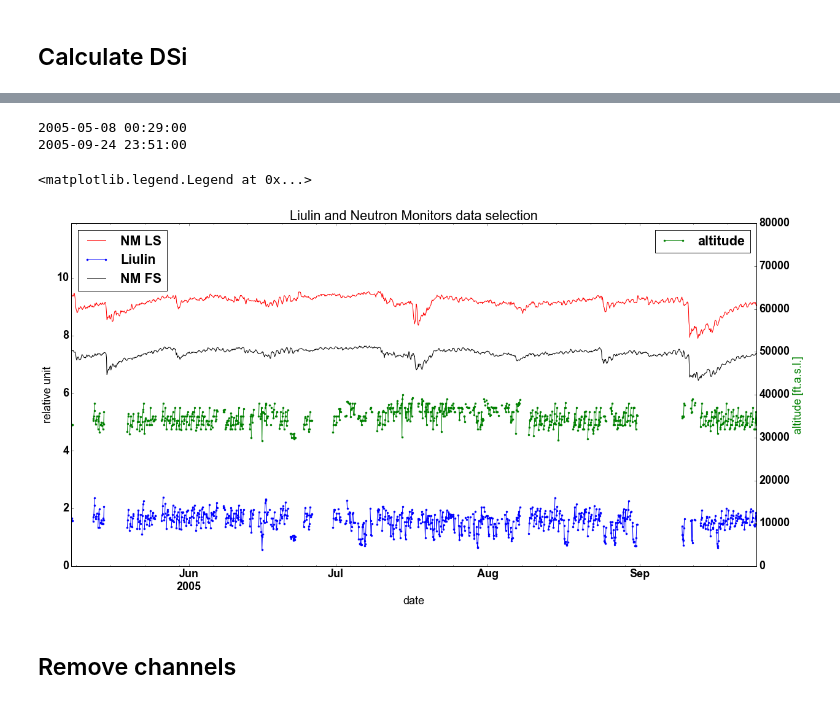
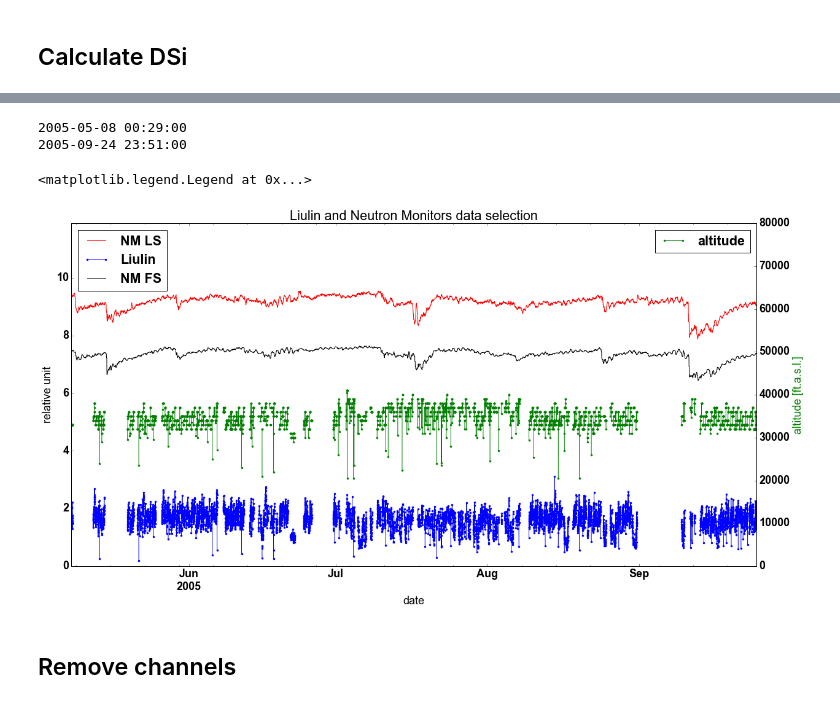
Before and after one commit to ODZ-UJF-AV-CR/FD, a Jupyter notebook: FD_analyse.ipynb, the cells around one changed output, grey strips where cells are left out. Drawn from its saved outputs; the diff is of its cells as text; code cells hidden in the pictures.

```diff
--- a/FD_analyse.ipynb
+++ b/FD_analyse.ipynb
@@ -25,7 +25,7 @@ df['date'] = pd.to_datetime(df['date'])
 df = df.set_index('date')
 df = df.sort_index()
 
-dfLS = pd.read_csv('../LSradiation.csv', sep=',', header=0, parse_dates='time')
+dfLS = pd.read_csv('LSradiation.csv', sep=',', header=0, parse_dates='time')
 dfLS['time'] = pd.to_datetime(dfLS['time'])
 dfLS = dfLS.set_index('time')
 dfLS = dfLS.sort_index()
@@ -42,7 +40,10 @@ IOError: File ../LSradiation.csv does not exist
 # sum energy
 #energy_scale = linspace(0.0407, 20.7977, 256)    # 0.0814 MeV per channel
 energy_scale = linspace(0.2035, 20.8791, 255)    # 0.0814 MeV per channel
-uGy_const = 1.602e-7 / 1.398e-4 * (3600/600)     # to uGy/h for 300 s
+uGy_const = 1.602e-7 / 1.398e-4 * (3600/600)     # to uGy/h for 600 s
 energy = df.ix[:,8:263].multiply(energy_scale)
 #df.ix[:,9:]
 df['DSi2'] = energy.ix[:,0:255].sum(axis=1) * uGy_const
+df['count'] = df.ix[:,8:263].sum(axis=1) * (3600/600)
+df['countL'] = df.ix[:,8:18].sum(axis=1) * (3600/600)
+df['countH'] = df.ix[:,19:263].sum(axis=1) * (3600/600)
@@ -86,38 +65,42 @@ dff = dff.sort_index()
 dff['LS'] = dff['FD']/10
 #dfLS['2005-07-14 01:23': '2005-07-20 00:00']['FD'].plot(figsize=(20, 10))
 
 dfd = df #df.drop(df[df.lon < 0].index)
 #dfd = dfd.drop(dfd[dfd.lon > 20].index)
 #dfd = dfd.drop(dfd[dfd.lat > 52].index)
 #dfd = dfd.drop(dfd[dfd.lat < 47].index)
 #dfd = dfd.drop(dfd[dfd.alt < 34000].index)
 #dfd = dfd.drop(dfd[dfd.alt > 36000].index)
 
-dff = dff.resample('120MIN', how='mean', base=0, fill_method='pad')
-dfSi = dfd.resample('120MIN', how='mean', base=0)
-dfPW = dfPW.resample('120MIN', how='mean', base=0)
+dff = dff.resample('10MIN', how='mean',  fill_method='pad')
+dfSi = dfd.resample('10MIN', how='mean')
+dfPW = dfPW.resample('10MIN', how='mean',  fill_method='pad')
 
 dfSi['NMLS'] = dff['LS']
 dfSi['NMFS'] = dfPW['Corr']/1000
 #(dfPW['1']/1000).plot(marker='.', color='brown')
 plt.ylim([0,11.9])
 plt.ylabel('relative unit')
 dff['LS'].plot(color='red', label ='NM LS')
-dfSi['DSi'].plot(marker='.', label ='Liulin')#, linestyle='')
+dfSi['DSi2'].plot(marker='.', label ='Liulin')#, linestyle='')
 dfSi['NMFS'].plot(color='black', label ='NM FS')#, linestyle='')
 plt.legend(loc=2)
+#(df['count']/100).plot()
+#(df['countL']/100).plot()
+#(df['countH']/10).plot()
+
 twinx()
 plt.ylim([0,80000])
 plt.ylabel('altitude [ft.a.s.l.]', color='green')
 dfSi['alt'].plot(marker='.', color='green', label ='altitude')
 
 plt.title('Liulin and Neutron Monitors data selection')
 plt.legend()
 # %% [output]
 2005-05-08 00:29:00
 2005-09-24 23:51:00
 <matplotlib.legend.Legend at 0x...>
-[figure, old version]
+[figure, new version]
 # %% [markdown]
 ## Remove channels
 # %%
```
Also changed, not shown: parts of 5 cells of this notebook.
